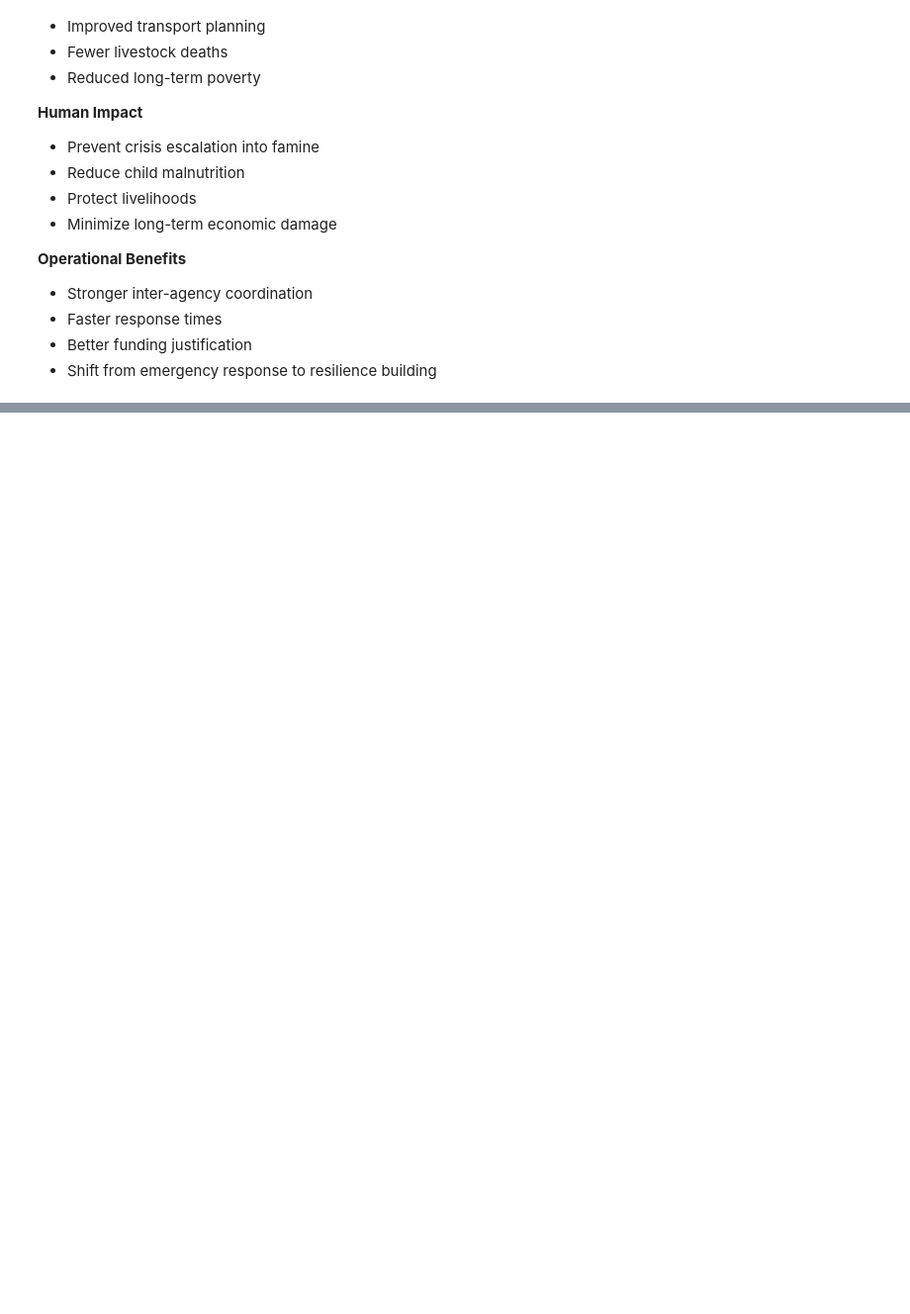
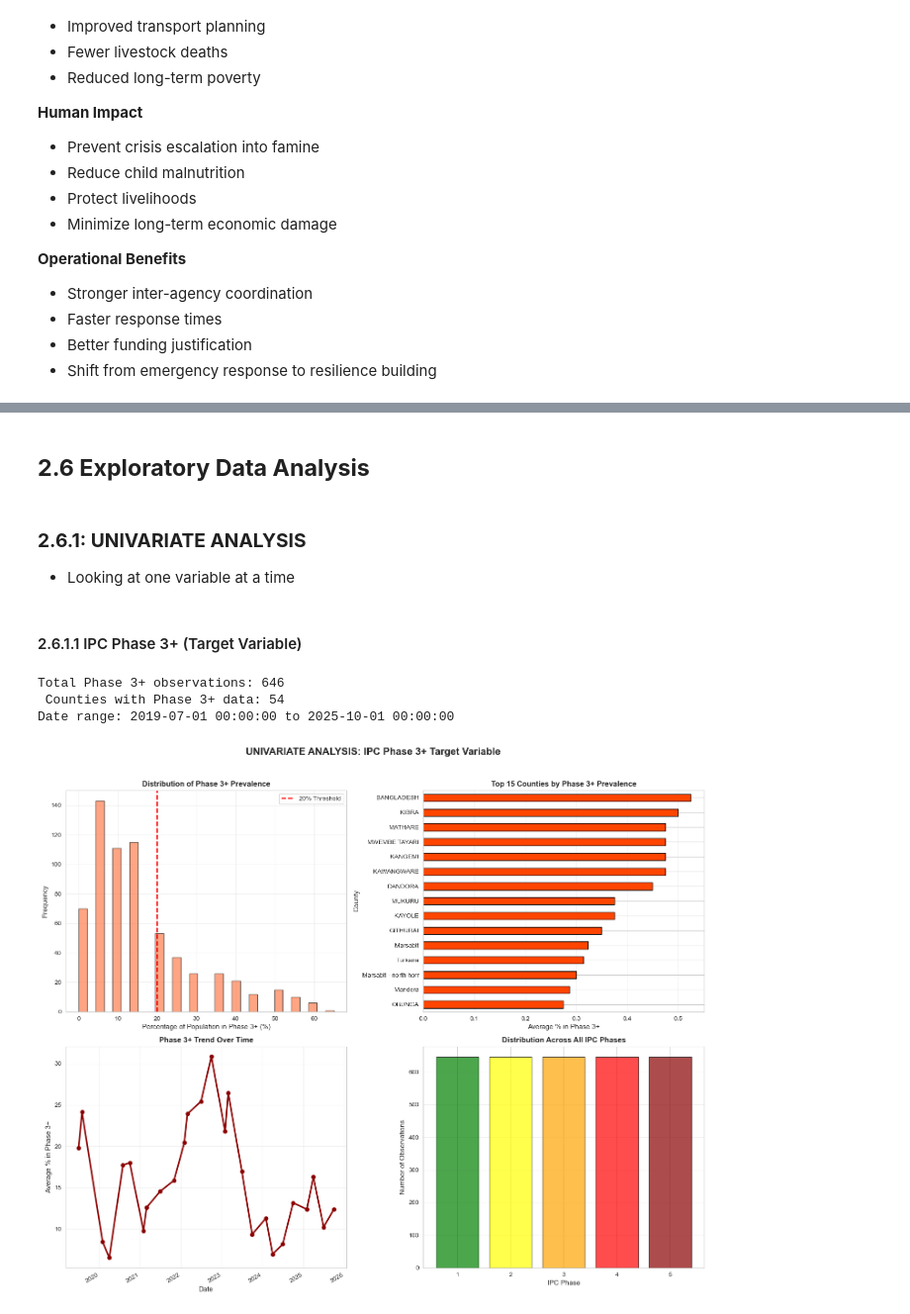
Before and after one commit to MrDenzy/PHASE-5-PROJECT---PREDICTING-FOOD-INSECURITY, a Jupyter notebook: notebooks/blex.ipynb, the cells around one changed output, grey strips where cells are left out. Shown at 99% size. Drawn from its saved outputs; the diff is of its cells as text; code cells hidden in the pictures; blank space fills up the shorter version.

Commit message:
Data understanding & cleaning ✔

```diff
--- a/notebooks/blex.ipynb
+++ b/notebooks/blex.ipynb
@@ -149,0 +1078,79 @@ Early action significantly reduces costs.
+# %% [markdown]
+## **2.6 Exploratory Data Analysis**
+# %% [markdown]
+### **2.6.1: UNIVARIATE ANALYSIS**
+- Looking at one variable at a time
+# %% [markdown]
+#### 2.6.1.1 IPC Phase 3+ (Target Variable)
+# %%
+# Clean IPC
+ipc_df['From_date'] = pd.to_datetime(ipc_df['From'])
+ipc_df['Percentage_num'] = pd.to_numeric(ipc_df['Percentage'], errors='coerce')
+
+#  Filter IPC dataset for Phase 3+ observations
+phase3_data = ipc_df[ipc_df['Phase'] == '3+'].copy()
+
+# Summary statistics
+total_obs = len(phase3_data)
+unique_counties = phase3_data['Area'].nunique()
+date_min = phase3_data['From_date'].min()
+date_max = phase3_data['From_date'].max()
+
+# Display results
+print(f"Total Phase 3+ observations: {total_obs:,}")
+print(f" Counties with Phase 3+ data: {unique_counties}")
+print(f"Date range: {date_min} to {date_max}")
+# %% [output]
+Total Phase 3+ observations: 646
+ Counties with Phase 3+ data: 54
+Date range: 2019-07-01 00:00:00 to 2025-10-01 00:00:00
+# %%
+# Univariate Analysis: IPC Phase 3+ Target Variable
+fig, axes = plt.subplots(2, 2, figsize=(15, 12))
+fig.suptitle('UNIVARIATE ANALYSIS: IPC Phase 3+ Target Variable', fontsize=16, fontweight='bold', y=1.02)
+
+# 1 Distribution of Phase 3+ percentages
+ax1 = axes[0, 0]
+ax1.hist(phase3_data['Percentage_num'] * 100, bins=30,
+         color='coral', edgecolor='black', alpha=0.7)
+ax1.set_xlabel('Percentage of Population in Phase 3+ (%)', fontsize=11)
+ax1.set_ylabel('Frequency', fontsize=11)
+ax1.set_title('Distribution of Phase 3+ Prevalence', fontsize=12, fontweight='bold')
+ax1.axvline(20, color='red', linestyle='--', linewidth=2, label='20% Threshold')
+ax1.legend()
+ax1.grid(alpha=0.3)
+
+# 2 Top counties by Phase 3+ prevalence
+ax2 = axes[0, 1]
+county_phase3 = phase3_data.groupby('Area')['Percentage_num'].mean().sort_values(ascending=False).head(15)
+county_phase3.plot(kind='barh', ax=ax2, color='orangered', edgecolor='black')
+ax2.set_xlabel('Average % in Phase 3+', fontsize=11)
+ax2.set_ylabel('County', fontsize=11)
+ax2.set_title('Top 15 Counties by Phase 3+ Prevalence', fontsize=12, fontweight='bold')
+ax2.invert_yaxis()  # highest values on top
+ax2.grid(axis='x', alpha=0.3)
+
+# 3 Phase 3+ trend over time
+ax3 = axes[1, 0]
+phase3_time = phase3_data.groupby('From_date')['Percentage_num'].mean() * 100
+phase3_time.plot(ax=ax3, color='darkred', linewidth=2.5, marker='o')
+ax3.set_xlabel('Date', fontsize=11)
+ax3.set_ylabel('Average % in Phase 3+', fontsize=11)
+ax3.set_title('Phase 3+ Trend Over Time', fontsize=12, fontweight='bold')
+ax3.grid(alpha=0.3)
+
+# 4 Distribution across all IPC phases
+ax4 = axes[1, 1]
+all_phase_counts = ipc_df[ipc_df['Phase'].isin(['1','2','3','4','5'])]['Phase'].value_counts().sort_index()
+ax4.bar(all_phase_counts.index, all_phase_counts.values,
+        color=['green', 'yellow', 'orange', 'red', 'darkred'],
+        edgecolor='black', alpha=0.7)
+ax4.set_xlabel('IPC Phase', fontsize=11)
+ax4.set_ylabel('Number of Observations', fontsize=11)
+ax4.set_title('Distribution Across All IPC Phases', fontsize=12, fontweight='bold')
+ax4.grid(axis='y', alpha=0.3)
+
+plt.tight_layout()
+plt.show()
+# %% [output]
+[figure, added]
```
Also changed, not shown: parts of 163 cells of this notebook.
